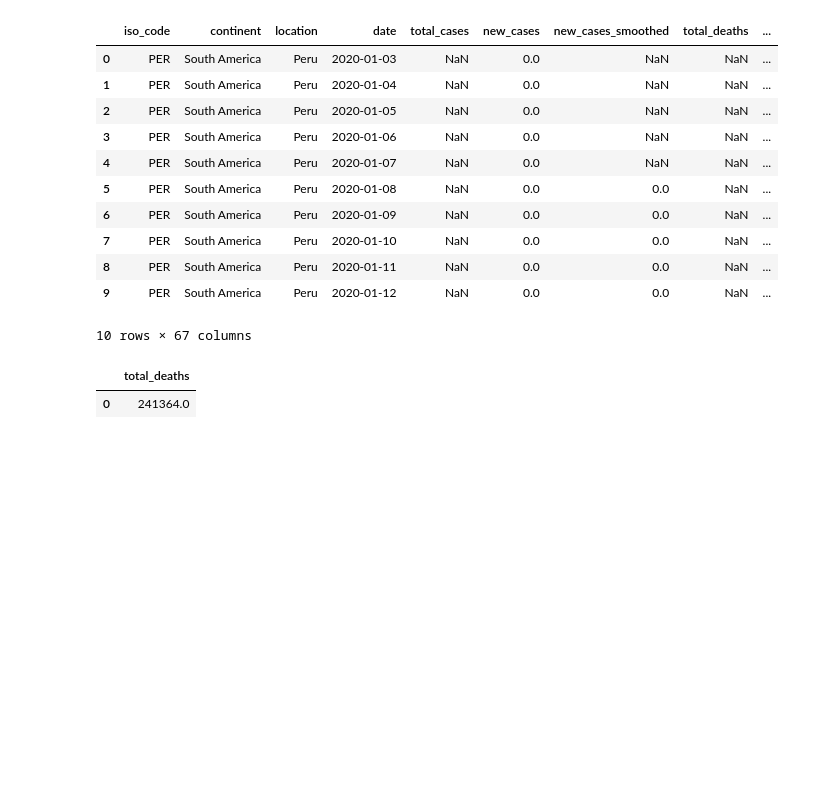
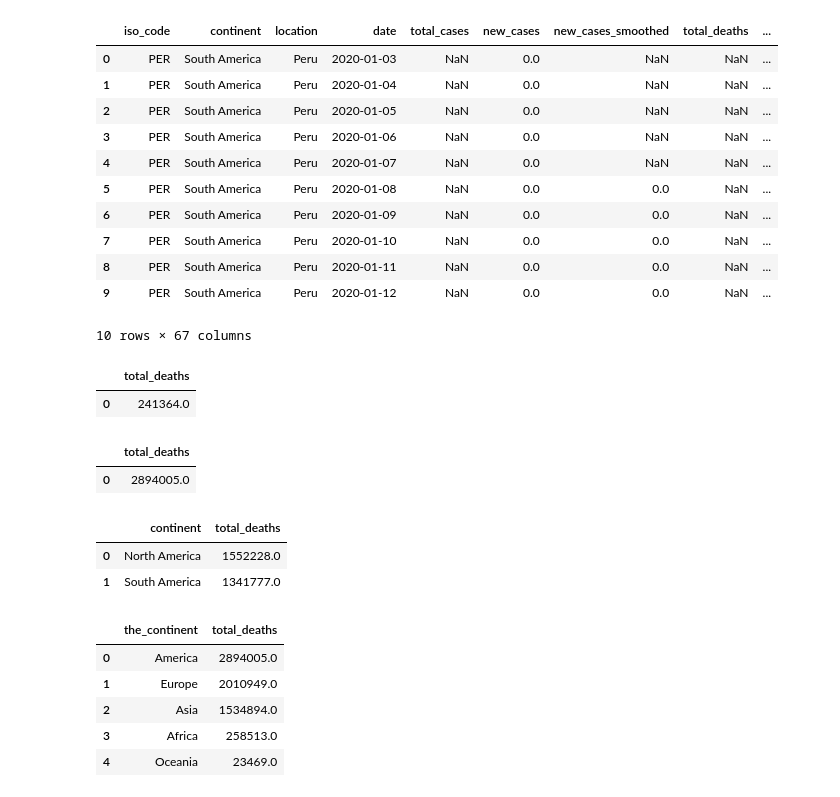
Before and after one commit to juandiegomade/covid_sql, a Jupyter notebook: notebook.ipynb, the cells around one changed output. Drawn from its saved outputs; the diff is of its cells as text; code cells hidden in the pictures; blank space fills up the shorter version.

```diff
--- a/notebook.ipynb
+++ b/notebook.ipynb
@@ -109,3 +109,34 @@ duckdb.query(
 # %% [output]
 |  | total_deaths |
 | 0 | 241364.0 |
+# %%
+# 1.7 Retrieve the total number of deaths in North and South America, until 31-12-2022
+duckdb.query(
+    "SELECT SUM(new_deaths) AS total_deaths FROM df WHERE continent IN ('South America','North America') AND date <= '2022-12-31';"
+).to_df()
+# %% [output]
+|  | total_deaths |
+| 0 | 2894005.0 |
+# %%
+# 1.8 Summarise the total number of deaths by continent, until 31-12-2022
+duckdb.query(
+    "SELECT continent, SUM(new_deaths) AS total_deaths FROM df WHERE continent IN ('South America','North America') AND date <= '2022-12-31' GROUP BY continent;"
+).to_df()
+# %% [output]
+|  | continent | total_deaths |
+| 0 | North America | 1552228.0 |
+| 1 | South America | 1341777.0 |
+# %%
+# 1.9 What was the total number of deaths by continent, considering America as
+# North America and South America? Present the results ordered by total in
+# descending order, until 31-12-2022
+duckdb.query(
+    "SELECT CASE WHEN continent = 'North America' THEN 'America' WHEN continent = 'South America' THEN 'America' ELSE continent END AS the_continent, SUM(new_deaths) AS total_deaths FROM df WHERE the_continent IS NOT NULL AND date <= '2022-12-31' GROUP BY the_continent ORDER BY total_deaths DESC;"
+).to_df()
+# %% [output]
+|  | the_continent | total_deaths |
+| 0 | America | 2894005.0 |
+| 1 | Europe | 2010949.0 |
+| 2 | Asia | 1534894.0 |
+| 3 | Africa | 258513.0 |
+| 4 | Oceania | 23469.0 |
```
Also changed, not shown: parts of 1 cell of this notebook.
